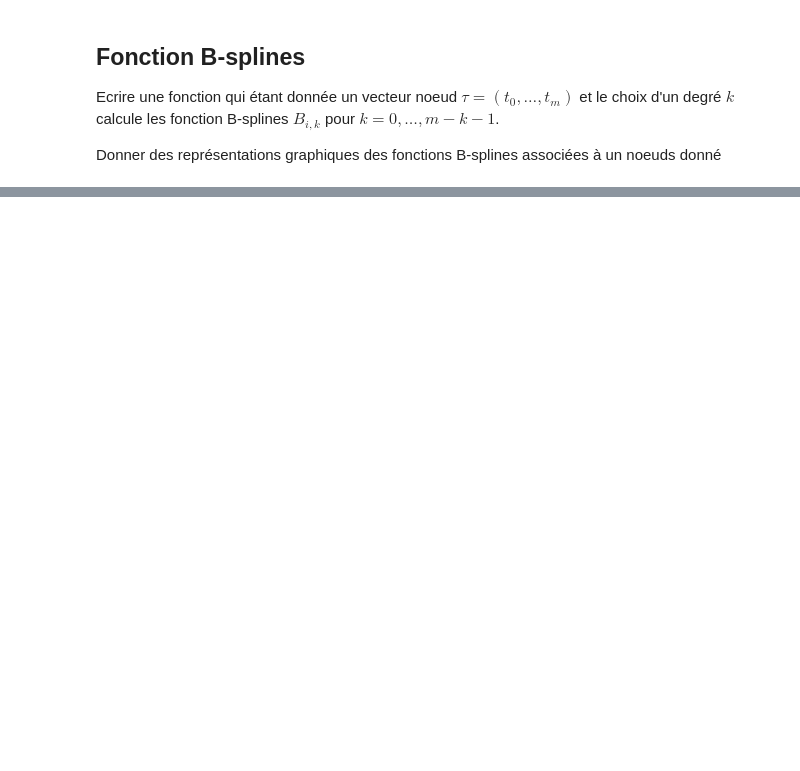
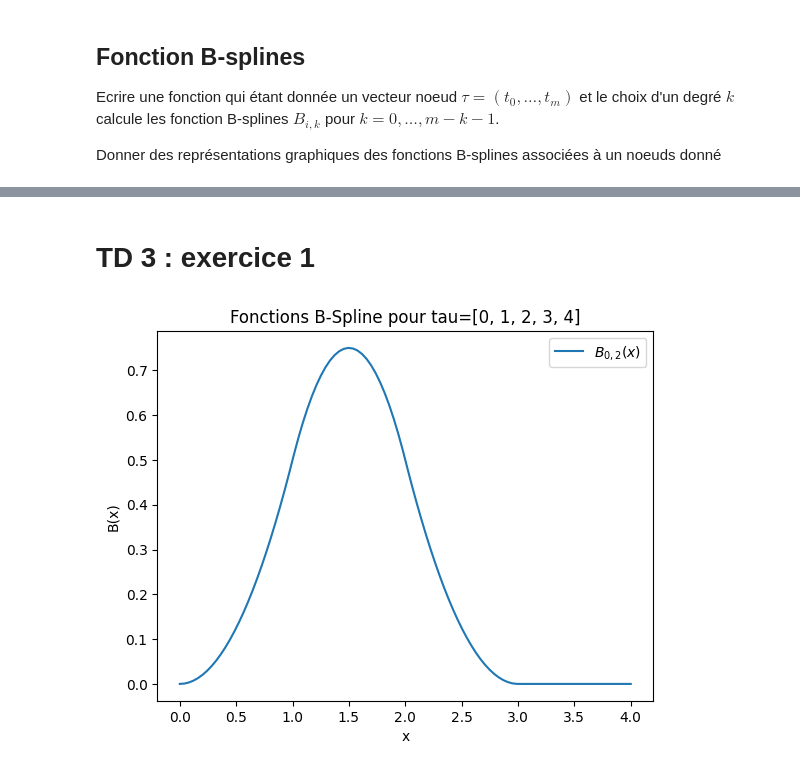
Before and after one commit to zshelali/UTBM-Math, a Jupyter notebook: IT44/TP3-Béziers-et-B-splines/Bezier.ipynb, the cells around one changed output, grey strips where cells are left out. Cells and saved outputs as stored; diff of their text form; code cells hidden in the pictures; blank space fills up the shorter version.

```diff
--- a/IT44/TP3-Béziers-et-B-splines/Bezier.ipynb
+++ b/IT44/TP3-Béziers-et-B-splines/Bezier.ipynb
@@ -40,0 +153,6 @@ Donner des représentations graphiques des fonctions B-splines associées à un
+# %% [markdown]
+# TD 3 : exercice 1
+# %%
+plot_bspline(0, [2], [0, 1, 2, 3, 4])
+# %% [output]
+[figure, added]
```
Also changed, not shown: parts of 13 cells of this notebook, 2 other files.
